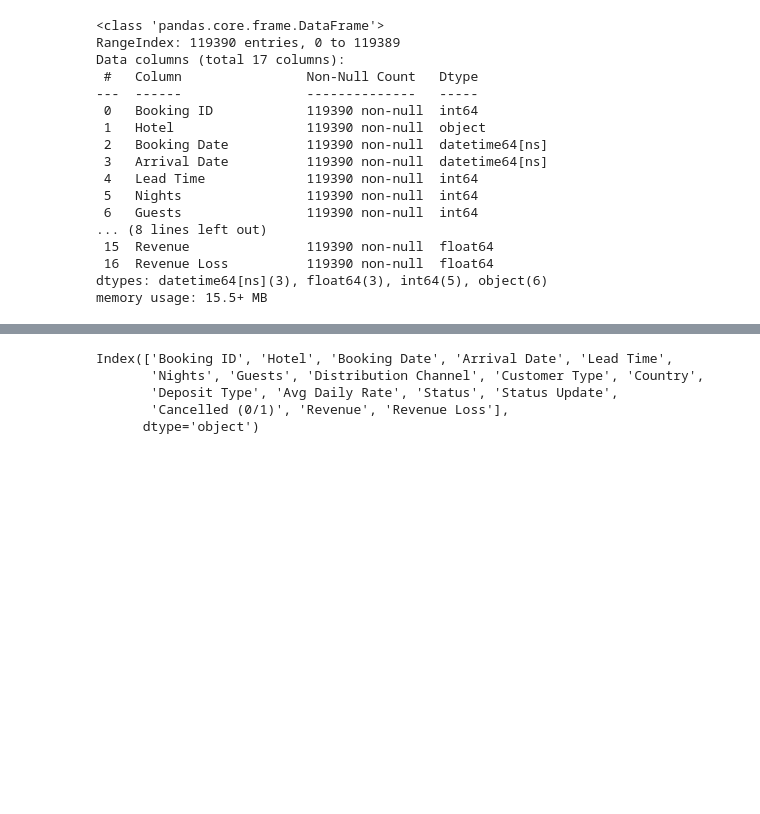
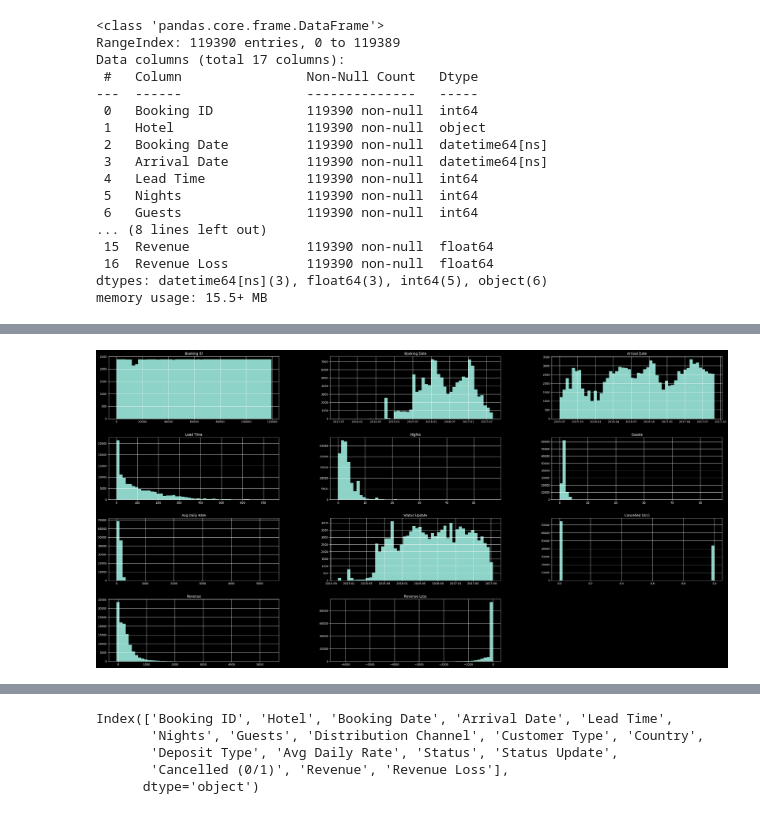
Before and after one commit to RheedWhan/SHG-analysis., a Jupyter notebook: Splendor_Hotel.ipynb, the cells around one changed output, grey strips where cells are left out. Drawn from its saved outputs; the diff is of its cells as text; code cells hidden in the pictures; blank space fills up the shorter version.

```diff
--- a/Splendor_Hotel.ipynb
+++ b/Splendor_Hotel.ipynb
@@ -39,0 +232,6 @@ memory usage: 15.5+ MB
+# %%
+# visualize all data to understand the dataset better
+df.hist(bins=50, figsize=(40, 20))
+plt.show()
+# %% [output]
+[figure, added]
```
Also changed, not shown: parts of 30 cells of this notebook.
